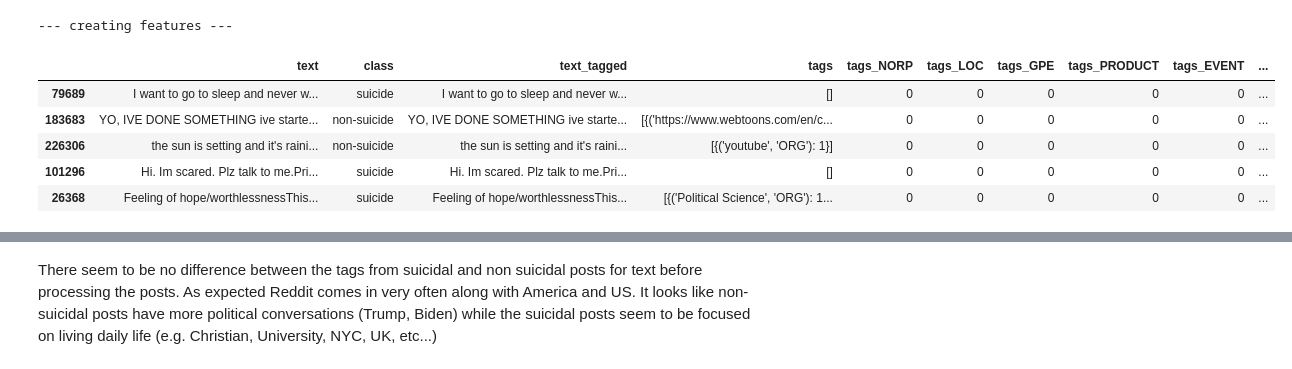
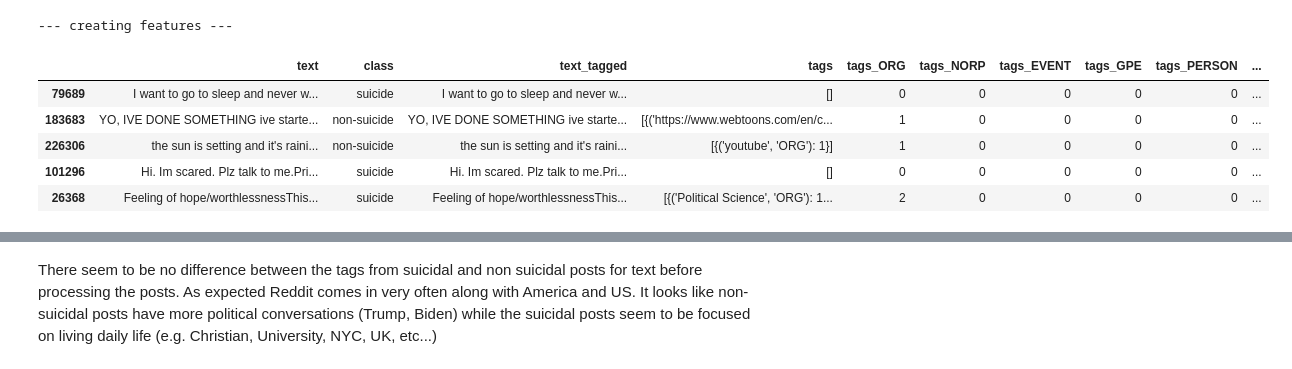
Before and after one commit to eugenebaraka/Predict-Suicidal-Ideation-on-Reddit, a Jupyter notebook: predict suicidal ideation/suicide-classification.ipynb, the cells around one changed output, grey strips where cells are left out. Cells and saved outputs as stored; diff of their text form; code cells hidden in the pictures.

```diff
--- a/predict suicidal ideation/suicide-classification.ipynb
+++ b/predict suicidal ideation/suicide-classification.ipynb
@@ -54,7 +54,7 @@ plot_distributions(data=reddit_data, x="class", figsize=(10,7), title= "Distribu
 # %% [markdown]
 The target variable is perfectly balanced, meaning 50% are suicidal posts while the other half is not.
 # %%
-sample_data = reddit_data.sample(frac=0.01, random_state=1)
+reddit_data = reddit_data.sample(frac=0.1, random_state=1)
 # %% [markdown]
 ### Name Entity Recognition (NER)
 # %% [markdown]
@@ -65,20 +65,20 @@ tags_list = ["ORG","PERSON","NORP","GPE","LOC","FAC","EVENT","PRODUCT","WORK_OF_
 # use spacy's NER model for news, comments, blogs
 model = spacy.load("en_core_web_lg")
 # append tags to dataset
-sample_data = add_ner_spacy(dtf = sample_data, column = "text", lst_tag_filter = tags_list, create_features=True)
+reddit_data = add_ner_spacy(dtf = reddit_data, column = "text", lst_tag_filter = tags_list, create_features=True)
 # %% [output]
 --- tagging ---
 --- counting tags ---
 --- creating features ---
 # %%
 # lmake sure tags were created
-sample_data.head()
+reddit_data.head()
 # %% [output]
-|  | text | class | text_tagged | tags | tags_NORP | tags_LOC | tags_GPE | tags_PRODUCT | tags_EVENT | ... |
+|  | text | class | text_tagged | tags | tags_ORG | tags_NORP | tags_EVENT | tags_GPE | tags_PERSON | ... |
 | 79689 | I want to go to sleep and never w... | suicide | I want to go to sleep and never w... | [] | 0 | 0 | 0 | 0 | 0 | ... |
-| 183683 | YO, IVE DONE SOMETHING ive starte... | non-suicide | YO, IVE DONE SOMETHING ive starte... | [{('https://www.webtoons.com/en/c... | 0 | 0 | 0 | 0 | 0 | ... |
-| 226306 | the sun is setting and it's raini... | non-suicide | the sun is setting and it's raini... | [{('youtube', 'ORG'): 1}] | 0 | 0 | 0 | 0 | 0 | ... |
+| 183683 | YO, IVE DONE SOMETHING ive starte... | non-suicide | YO, IVE DONE SOMETHING ive starte... | [{('https://www.webtoons.com/en/c... | 1 | 0 | 0 | 0 | 0 | ... |
+| 226306 | the sun is setting and it's raini... | non-suicide | the sun is setting and it's raini... | [{('youtube', 'ORG'): 1}] | 1 | 0 | 0 | 0 | 0 | ... |
 | 101296 | Hi. Im scared. Plz talk to me.Pri... | suicide | Hi. Im scared. Plz talk to me.Pri... | [] | 0 | 0 | 0 | 0 | 0 | ... |
-| 26368 | Feeling of hope/worthlessnessThis... | suicide | Feeling of hope/worthlessnessThis... | [{('Political Science', 'ORG'): 1... | 0 | 0 | 0 | 0 | 0 | ... |
+| 26368 | Feeling of hope/worthlessnessThis... | suicide | Feeling of hope/worthlessnessThis... | [{('Political Science', 'ORG'): 1... | 2 | 0 | 0 | 0 | 0 | ... |
 # %%
 # Visualize tags by class
```
Also changed, not shown: parts of 32 cells of this notebook.
